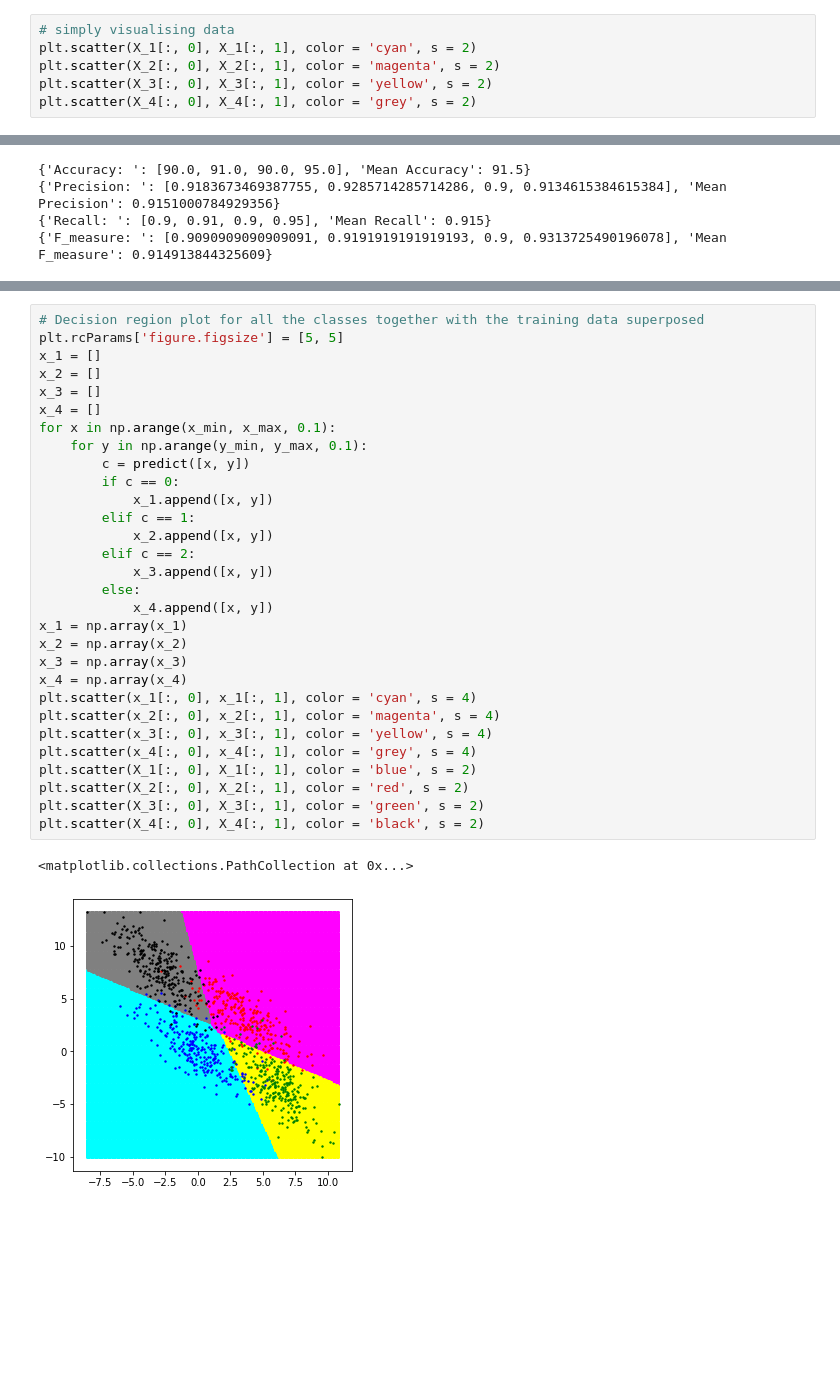
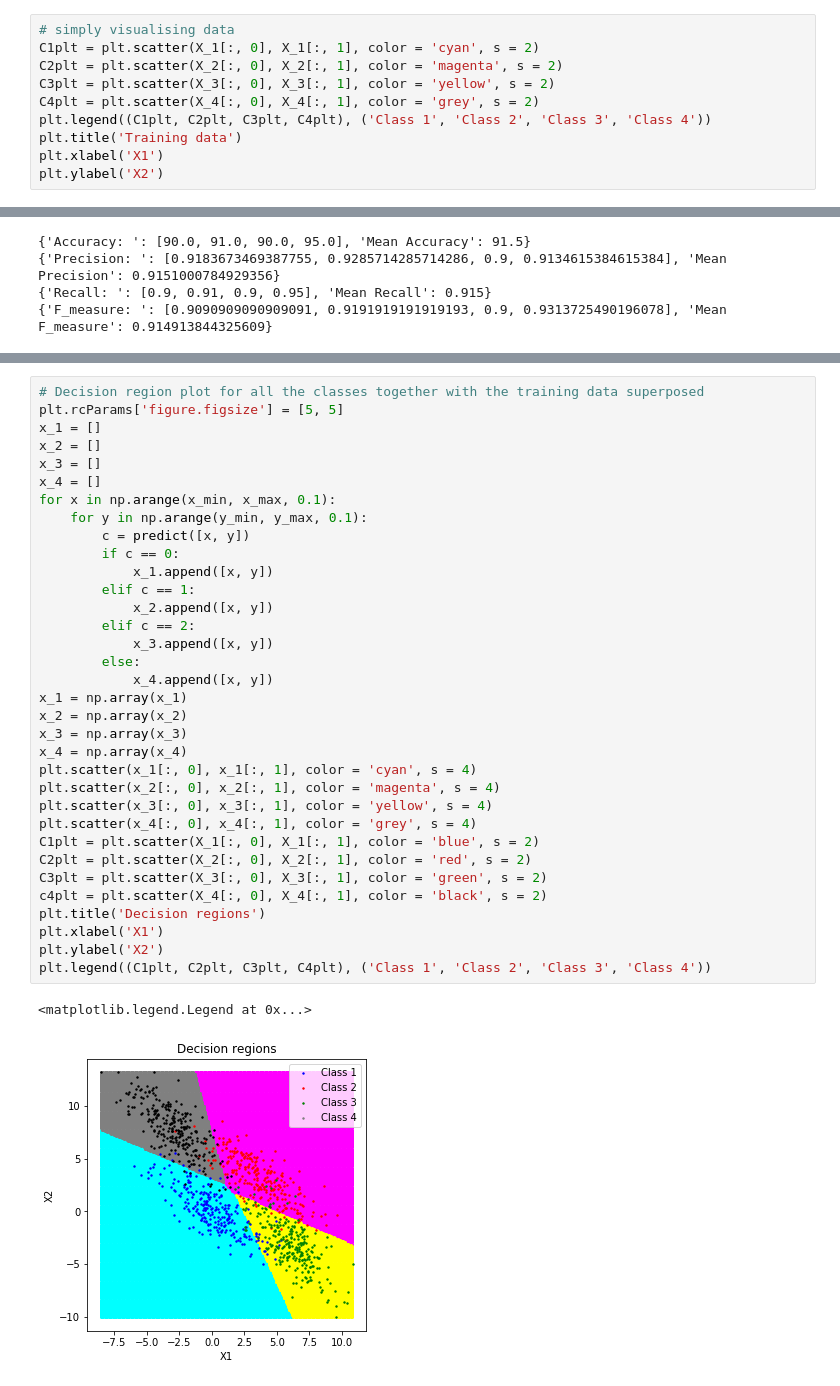
Before and after one commit to shashikdm/CS401-Assignments, a Jupyter notebook: Assignment 1/goup15/classification/overlapping/BayesB.ipynb, the cells around one changed output, grey strips where cells are left out. Cells and saved outputs as stored; diff of their text form; blank space fills up the shorter version.

```diff
--- a/Assignment 1/goup15/classification/overlapping/BayesB.ipynb
+++ b/Assignment 1/goup15/classification/overlapping/BayesB.ipynb
@@ -18,8 +18,12 @@ X_3_test = np.loadtxt('class3_test.txt')
 X_4_test = np.loadtxt('class4_test.txt')
 # %%
 # simply visualising data
-plt.scatter(X_1[:, 0], X_1[:, 1], color = 'cyan', s = 2)
-plt.scatter(X_2[:, 0], X_2[:, 1], color = 'magenta', s = 2)
-plt.scatter(X_3[:, 0], X_3[:, 1], color = 'yellow', s = 2)
-plt.scatter(X_4[:, 0], X_4[:, 1], color = 'grey', s = 2)
+C1plt = plt.scatter(X_1[:, 0], X_1[:, 1], color = 'cyan', s = 2)
+C2plt = plt.scatter(X_2[:, 0], X_2[:, 1], color = 'magenta', s = 2)
+C3plt = plt.scatter(X_3[:, 0], X_3[:, 1], color = 'yellow', s = 2)
+C4plt = plt.scatter(X_4[:, 0], X_4[:, 1], color = 'grey', s = 2)
+plt.legend((C1plt, C2plt, C3plt, C4plt), ('Class 1', 'Class 2', 'Class 3', 'Class 4'))
+plt.title('Training data')
+plt.xlabel('X1')
+plt.ylabel('X2')
 # %% [output]
@@ -229,33 +162,37 @@ axs[5].scatter(X_4[:, 0], X_4[:, 1], color = 'black', s = 2)
 # %%
 # Decision region plot for all the classes together with the training data superposed
 plt.rcParams['figure.figsize'] = [5, 5]
 x_1 = []
 x_2 = []
 x_3 = []
 x_4 = []
 for x in np.arange(x_min, x_max, 0.1):
     for y in np.arange(y_min, y_max, 0.1):
         c = predict([x, y])
         if c == 0:
             x_1.append([x, y])
         elif c == 1:
             x_2.append([x, y])
         elif c == 2:
             x_3.append([x, y])
         else:
             x_4.append([x, y])
 x_1 = np.array(x_1)
 x_2 = np.array(x_2)
 x_3 = np.array(x_3)
 x_4 = np.array(x_4)
 plt.scatter(x_1[:, 0], x_1[:, 1], color = 'cyan', s = 4)
 plt.scatter(x_2[:, 0], x_2[:, 1], color = 'magenta', s = 4)
 plt.scatter(x_3[:, 0], x_3[:, 1], color = 'yellow', s = 4)
 plt.scatter(x_4[:, 0], x_4[:, 1], color = 'grey', s = 4)
-plt.scatter(X_1[:, 0], X_1[:, 1], color = 'blue', s = 2)
-plt.scatter(X_2[:, 0], X_2[:, 1], color = 'red', s = 2)
-plt.scatter(X_3[:, 0], X_3[:, 1], color = 'green', s = 2)
-plt.scatter(X_4[:, 0], X_4[:, 1], color = 'black', s = 2)
+C1plt = plt.scatter(X_1[:, 0], X_1[:, 1], color = 'blue', s = 2)
+C2plt = plt.scatter(X_2[:, 0], X_2[:, 1], color = 'red', s = 2)
+C3plt = plt.scatter(X_3[:, 0], X_3[:, 1], color = 'green', s = 2)
+c4plt = plt.scatter(X_4[:, 0], X_4[:, 1], color = 'black', s = 2)
+plt.title('Decision regions')
+plt.xlabel('X1')
+plt.ylabel('X2')
+plt.legend((C1plt, C2plt, C3plt, C4plt), ('Class 1', 'Class 2', 'Class 3', 'Class 4'))
 # %% [output]
-<matplotlib.collections.PathCollection at 0x...>
+<matplotlib.legend.Legend at 0x...>
-[figure, old version]
+[figure, new version]
```
Also changed, not shown: parts of 2 cells of this notebook, 10 other files.
